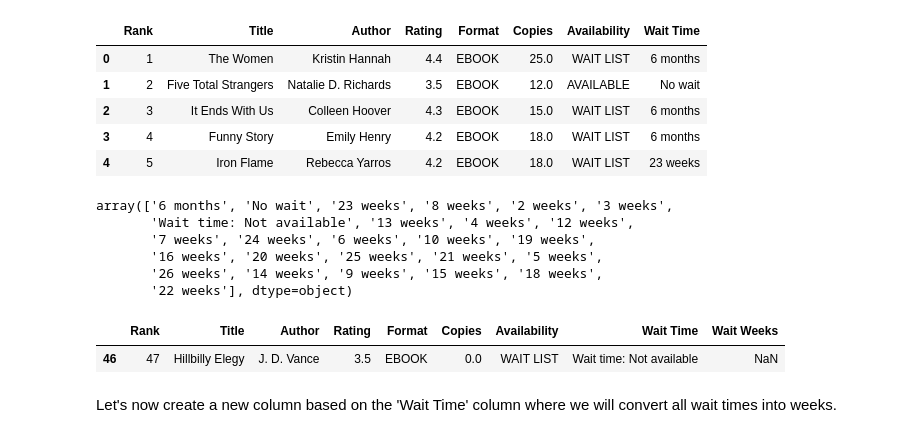
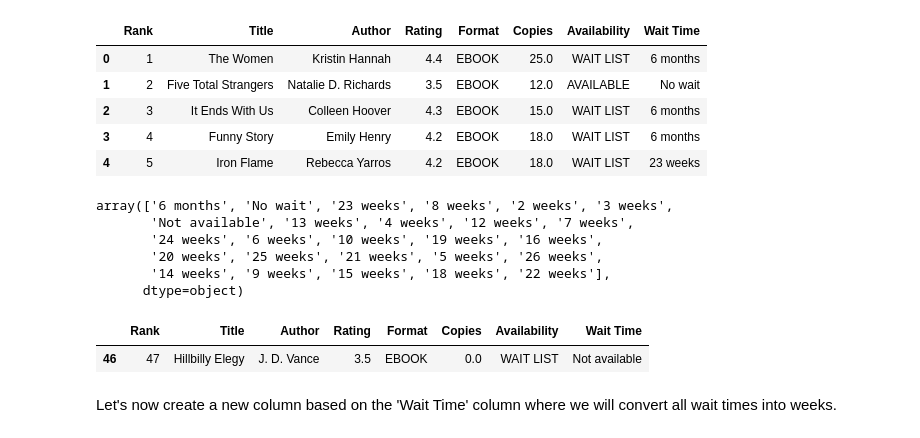
Before and after one commit to brinleyostler/AZ-top-books, a Jupyter notebook: best_books.ipynb, the cells around one changed output. Drawn from its saved outputs; the diff is of its cells as text; code cells hidden in the pictures.

```diff
--- a/best_books.ipynb
+++ b/best_books.ipynb
@@ -246,7 +246,12 @@ I want to change any 'Available soon' books to show an availability time of 2 we
 book_waits_x = book_waits.copy()
 book_waits_x = [x.replace('Wait time: Available soon', '2 weeks') for x in book_waits_x]
 
-print(book_waits_x)
+# Replace any 'Wait time: Not available' with 'Not available'
+book_waits_y = book_waits_x.copy()
+book_waits_y = [y.replace('Wait time: Not available', 'Not available') for y in book_waits_y]
+
+
+print(book_waits_y)
 # %% [output]
 ['6 months', 'No wait', '6 months', '6 months', '23 weeks', '6 months', 'No wait', '8 weeks', '6 months', '6 months', '6 months', 'No wait', '2 weeks', 'No wait', '3 weeks', '6 months', '6 months', '6 ...
 # %% [markdown]
@@ -255,7 +260,7 @@ Now we will assemble the data we have just scraped into a pandas dataframe
 # %%
 top_books = pd.DataFrame({'Rank': book_ranks, 'Title': book_titles, 'Author': book_authors, 'Rating': book_ratings,
                           'Format': book_formats, 'Copies': book_copies, 'Availability': book_availability,
-                          'Wait Time': book_waits_x})
+                          'Wait Time': book_waits_y})
 top_books.head()
 # %% [output]
 |  | Rank | Title | Author | Rating | Format | Copies | Availability | Wait Time |
@@ -268,16 +273,16 @@ top_books.head()
 top_books['Wait Time'].unique()
 # %% [output]
 array(['6 months', 'No wait', '23 weeks', '8 weeks', '2 weeks', '3 weeks',
-       'Wait time: Not available', '13 weeks', '4 weeks', '12 weeks',
-       '7 weeks', '24 weeks', '6 weeks', '10 weeks', '19 weeks',
-       '16 weeks', '20 weeks', '25 weeks', '21 weeks', '5 weeks',
-       '26 weeks', '14 weeks', '9 weeks', '15 weeks', '18 weeks',
-       '22 weeks'], dtype=object)
+       'Not available', '13 weeks', '4 weeks', '12 weeks', '7 weeks',
+       '24 weeks', '6 weeks', '10 weeks', '19 weeks', '16 weeks',
+       '20 weeks', '25 weeks', '21 weeks', '5 weeks', '26 weeks',
+       '14 weeks', '9 weeks', '15 weeks', '18 weeks', '22 weeks'],
+      dtype=object)
 # %%
-top_books[top_books['Wait Time'] == 'Wait time: Not available']
+top_books[top_books['Wait Time'] == 'Not available']
 # %% [output]
-|  | Rank | Title | Author | Rating | Format | Copies | Availability | Wait Time | Wait Weeks |
-| 46 | 47 | Hillbilly Elegy | J. D. Vance | 3.5 | EBOOK | 0.0 | WAIT LIST | Wait time: Not available | NaN |
+|  | Rank | Title | Author | Rating | Format | Copies | Availability | Wait Time |
+| 46 | 47 | Hillbilly Elegy | J. D. Vance | 3.5 | EBOOK | 0.0 | WAIT LIST | Not available |
 # %% [markdown]
 Let's now create a new column based on the 'Wait Time' column where we will convert all wait times into weeks.
 # %%
```
Also changed, not shown: parts of 1 cell of this notebook, 1 other file.
